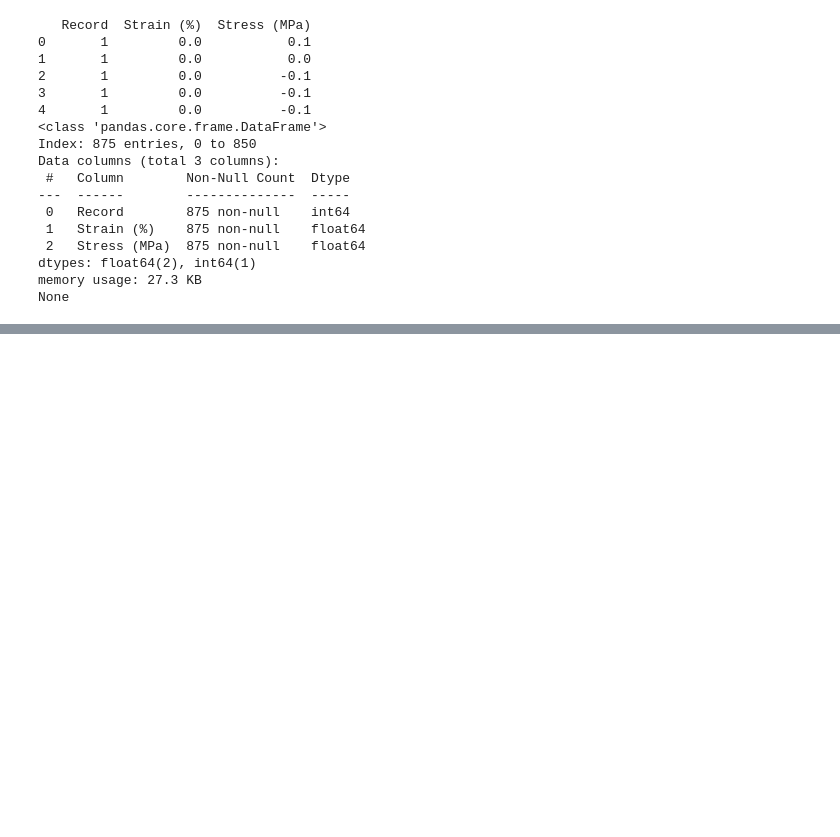
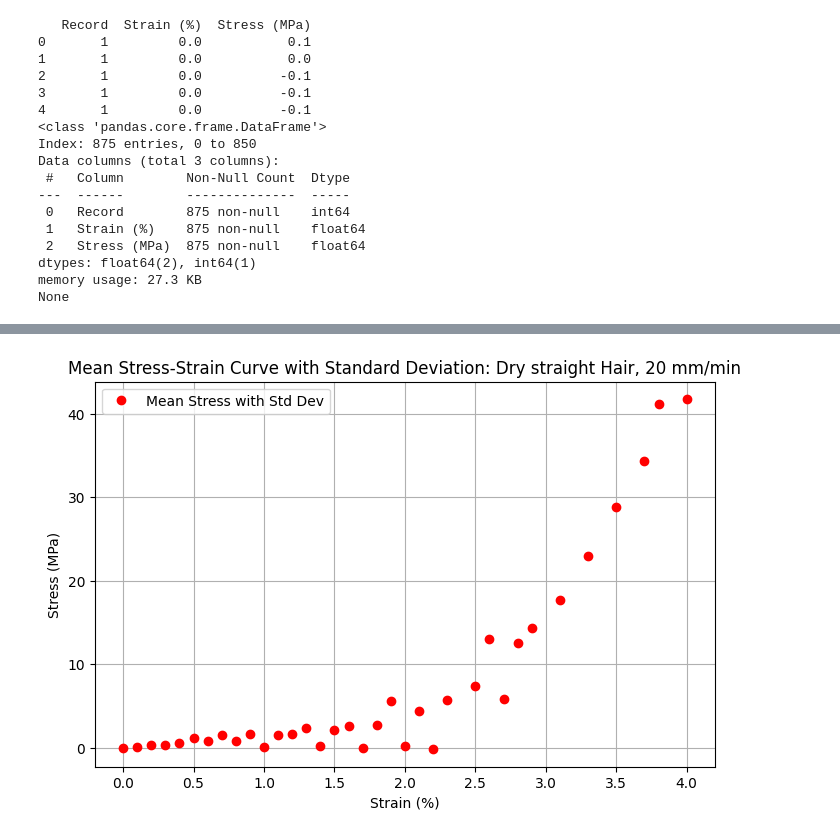
Before and after one commit to ifplutoknew/Python, a Jupyter notebook: Hair research data/Dry straight hair_200mm.ipynb, the cells around one changed output, grey strips where cells are left out. Saved outputs shown, nothing was run; the diff lists cells and outputs as text; code cells hidden in the pictures; blank space fills up the shorter version.

```diff
--- a/Hair research data/Dry straight hair_200mm.ipynb
+++ b/Hair research data/Dry straight hair_200mm.ipynb
@@ -55,0 +68,3 @@ None
+# %%
+mean_df = (df.groupby("Strain (%)")["Stress (MPa)"].agg(['mean', 'std']).reset_index())
+print(mean_df)
@@ -55,0 +89,12 @@ None
+# %%
+plt.figure(figsize=(8, 5))
+plt.errorbar(mean_df["Strain (%)"], mean_df["mean"], fmt='o', label='Mean Stress with Std Dev', color='red', capsize=3)
+
+plt.xlabel("Strain (%)")
+plt.ylabel("Stress (MPa)")
+plt.title("Mean Stress-Strain Curve with Standard Deviation: Dry straight Hair, 20 mm/min")
+plt.legend()
+plt.grid(True)
+plt.show()
+# %% [output]
+[figure, added]
```
Also changed, not shown: parts of 5 cells of this notebook, 3 other files.
